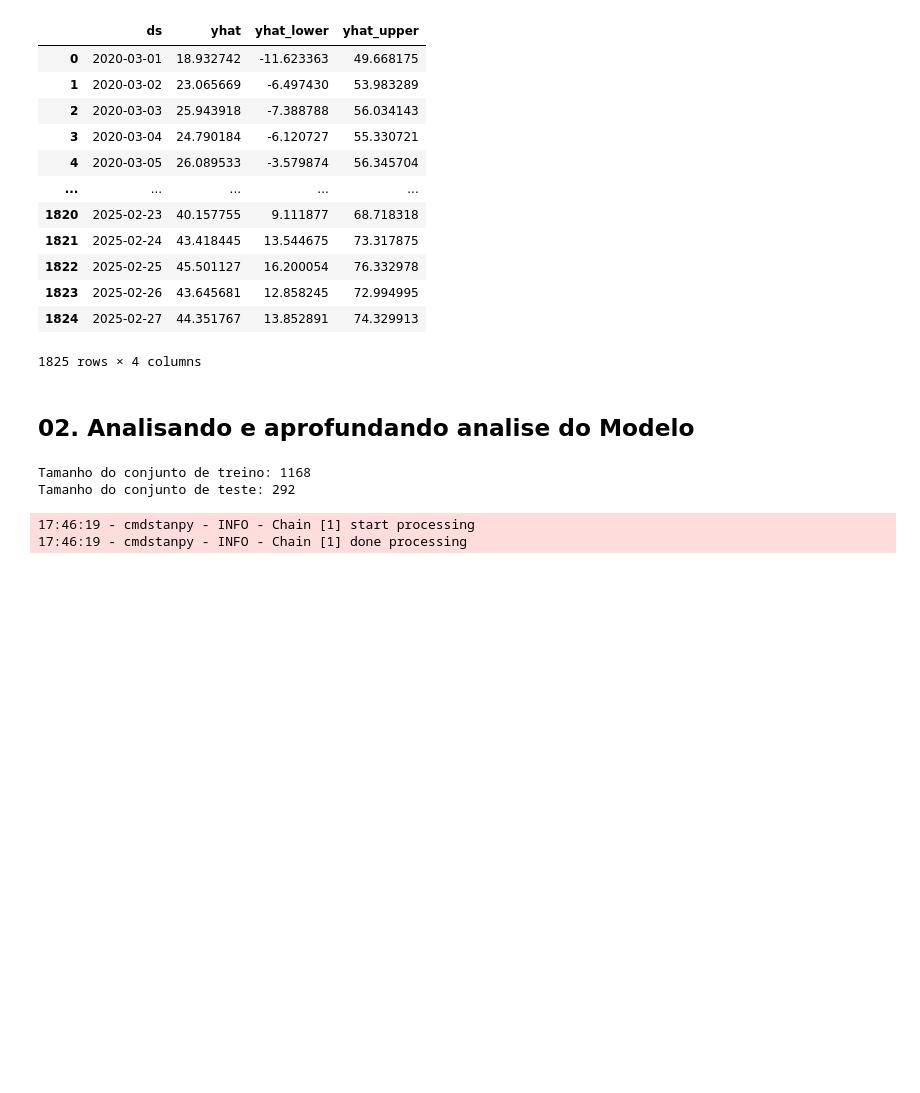
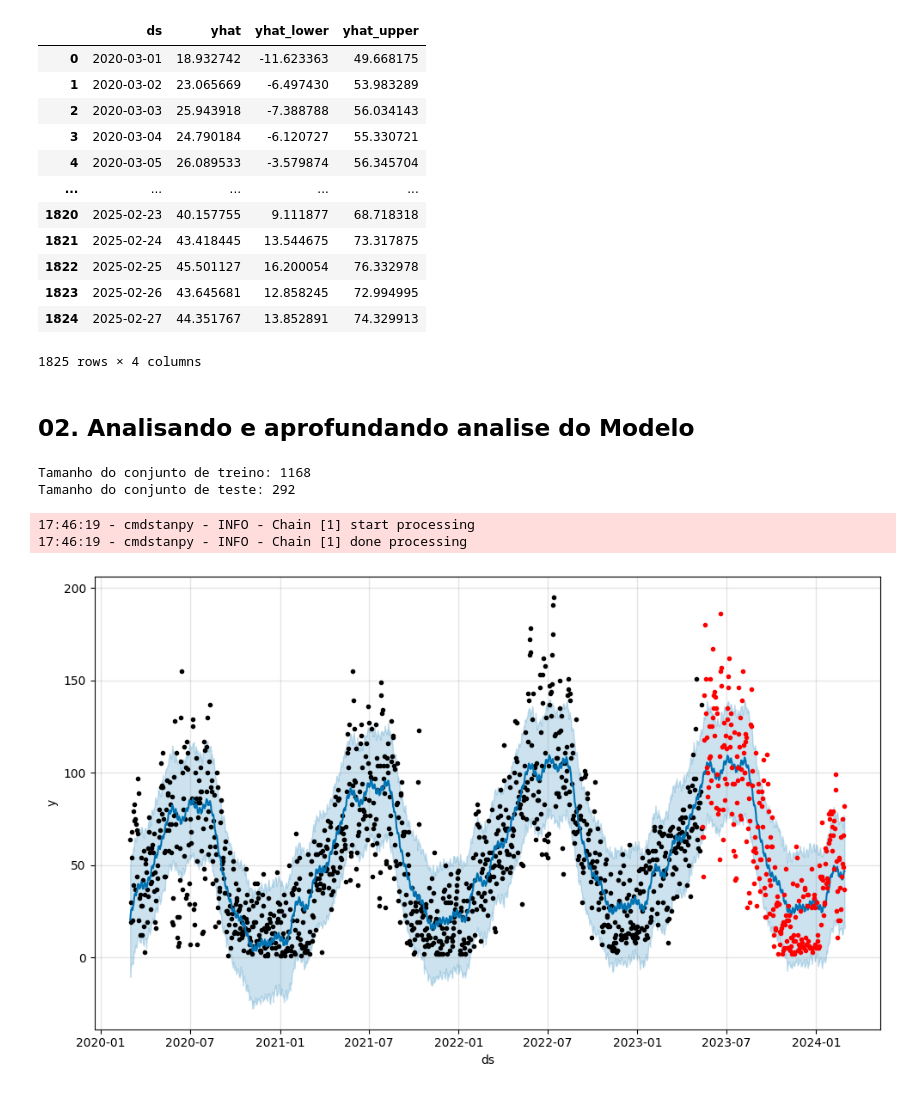
Before and after one commit to JCarapina/Estudos-praticos, a Jupyter notebook: series_prophet/notebooks/prophet.ipynb, the cells around one changed output. Saved outputs shown, nothing was run; the diff lists cells and outputs as text; code cells hidden in the pictures; blank space fills up the shorter version.

```diff
--- a/series_prophet/notebooks/prophet.ipynb
+++ b/series_prophet/notebooks/prophet.ipynb
@@ -155,4 +155,8 @@ previsao = modelo.predict(futuro)
 17:46:19 - cmdstanpy - INFO - Chain [1] start processing
 17:46:19 - cmdstanpy - INFO - Chain [1] done processing
 # %%
-fig
+fig1 = modelo.plot(previsao)
+plt.plot(df_teste['ds'], df_teste['y'], 'r.')
+plt.show()
+# %% [output]
+[figure, added]
```
